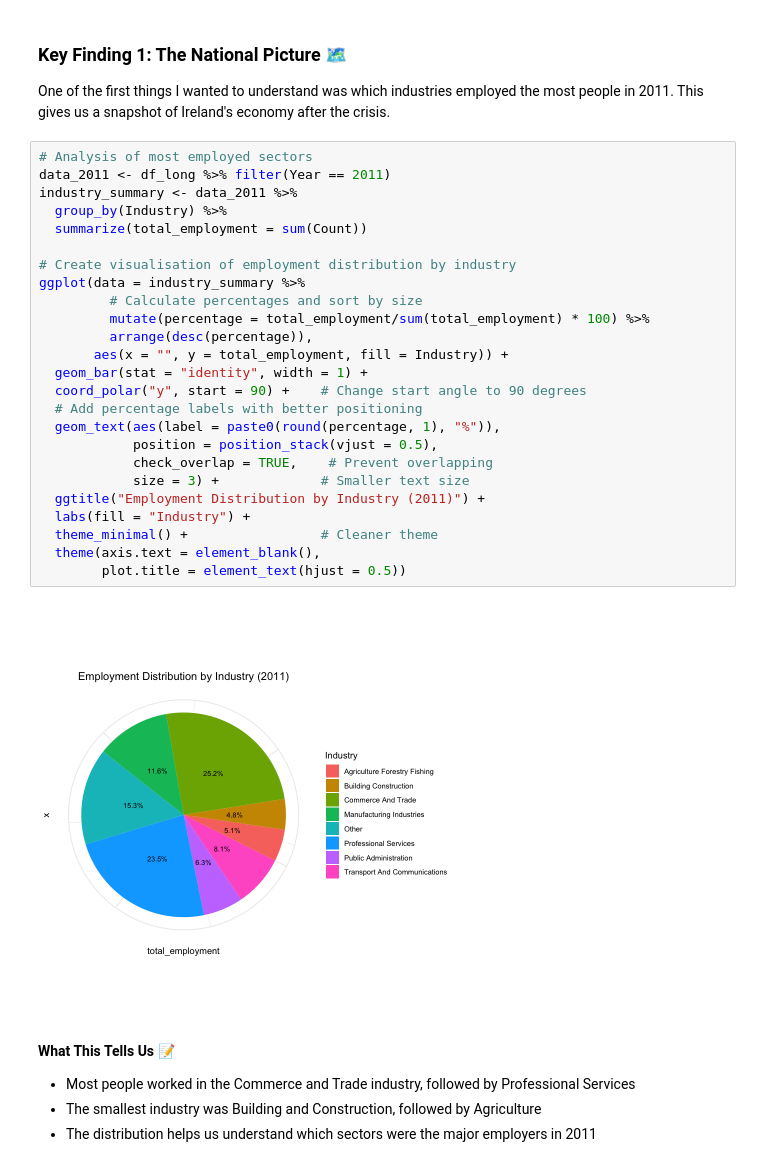
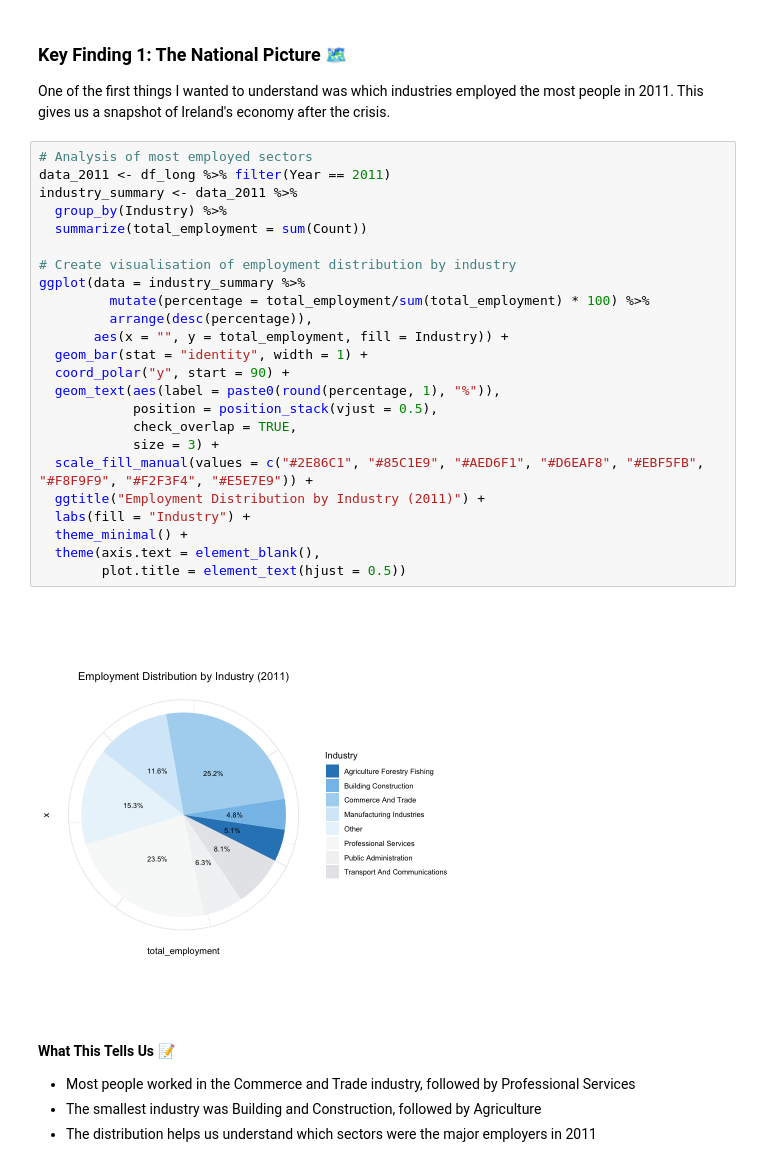
Before and after one commit to katiethunder/DataAnalyticsProjects, a Jupyter notebook: R/cso_employment_analysis.ipynb, the cells around one changed output. Saved outputs shown, nothing was run; the diff lists cells and outputs as text.

```diff
--- a/R/cso_employment_analysis.ipynb
+++ b/R/cso_employment_analysis.ipynb
@@ -140,30 +148,29 @@ One of the first things I wanted to understand was which industries employed the
 # %%
 # Analysis of most employed sectors
 data_2011 <- df_long %>% filter(Year == 2011)
 industry_summary <- data_2011 %>%
   group_by(Industry) %>%
   summarize(total_employment = sum(Count))
 
 # Create visualisation of employment distribution by industry
 ggplot(data = industry_summary %>%
-         # Calculate percentages and sort by size
          mutate(percentage = total_employment/sum(total_employment) * 100) %>%
          arrange(desc(percentage)),
        aes(x = "", y = total_employment, fill = Industry)) +
   geom_bar(stat = "identity", width = 1) +
-  coord_polar("y", start = 90) +    # Change start angle to 90 degrees
-  # Add percentage labels with better positioning
+  coord_polar("y", start = 90) +
   geom_text(aes(label = paste0(round(percentage, 1), "%")),
             position = position_stack(vjust = 0.5),
-            check_overlap = TRUE,    # Prevent overlapping
-            size = 3) +             # Smaller text size
+            check_overlap = TRUE,
+            size = 3) +
+  scale_fill_manual(values = c("#2E86C1", "#85C1E9", "#AED6F1", "#D6EAF8", "#EBF5FB", "#F8F9F9", "#F2F3F4", "#E5E7E9")) +
   ggtitle("Employment Distribution by Industry (2011)") +
   labs(fill = "Industry") +
-  theme_minimal() +                 # Cleaner theme
+  theme_minimal() +
   theme(axis.text = element_blank(),
         plot.title = element_text(hjust = 0.5))
 # %% [output]
-[figure, old version]
+[figure, new version]
 # %% [markdown]
 **What This Tells Us** 📝
 - Most people worked in the Commerce and Trade industry, followed by Professional Services
```
Also changed, not shown: parts of 4 cells of this notebook.
